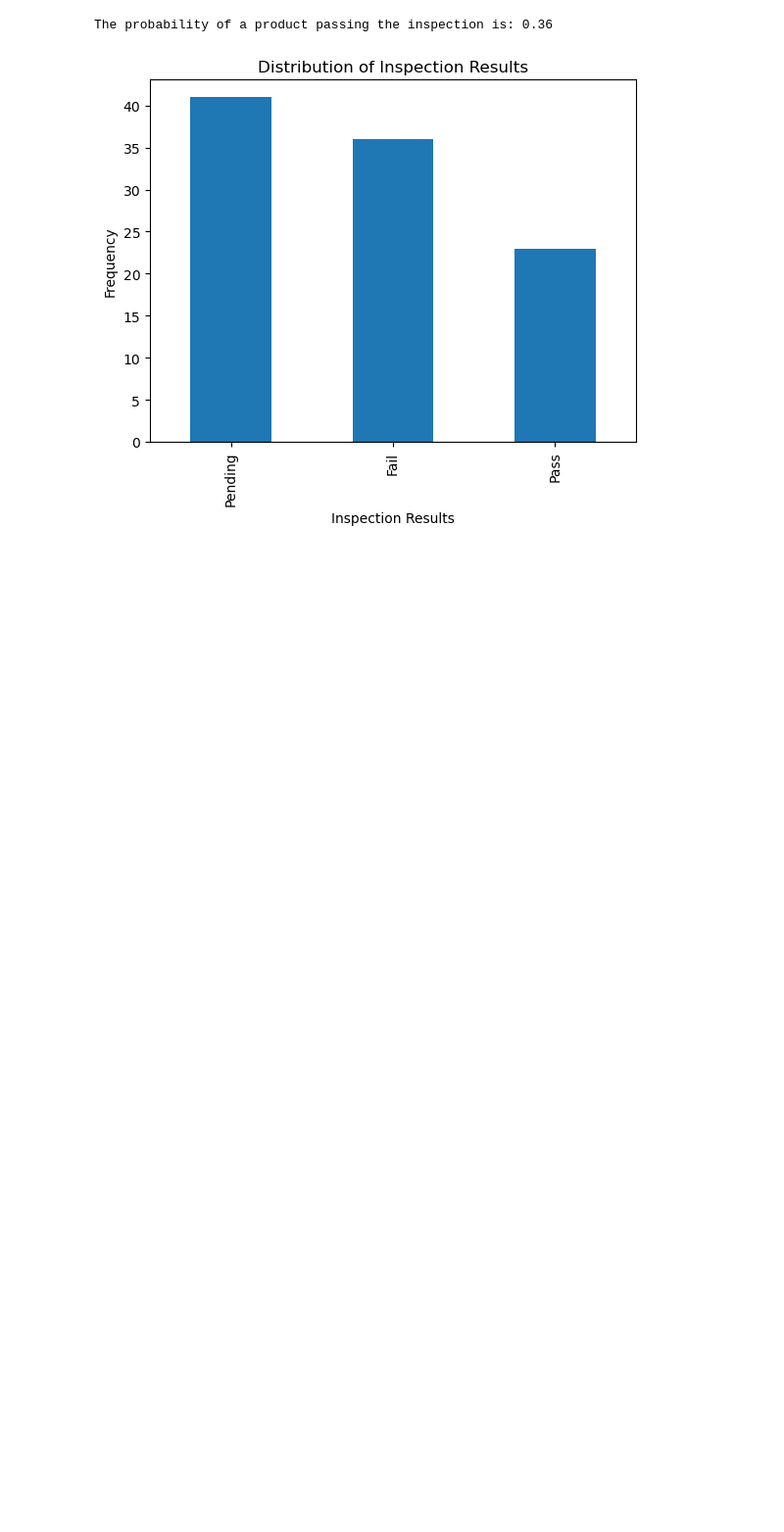
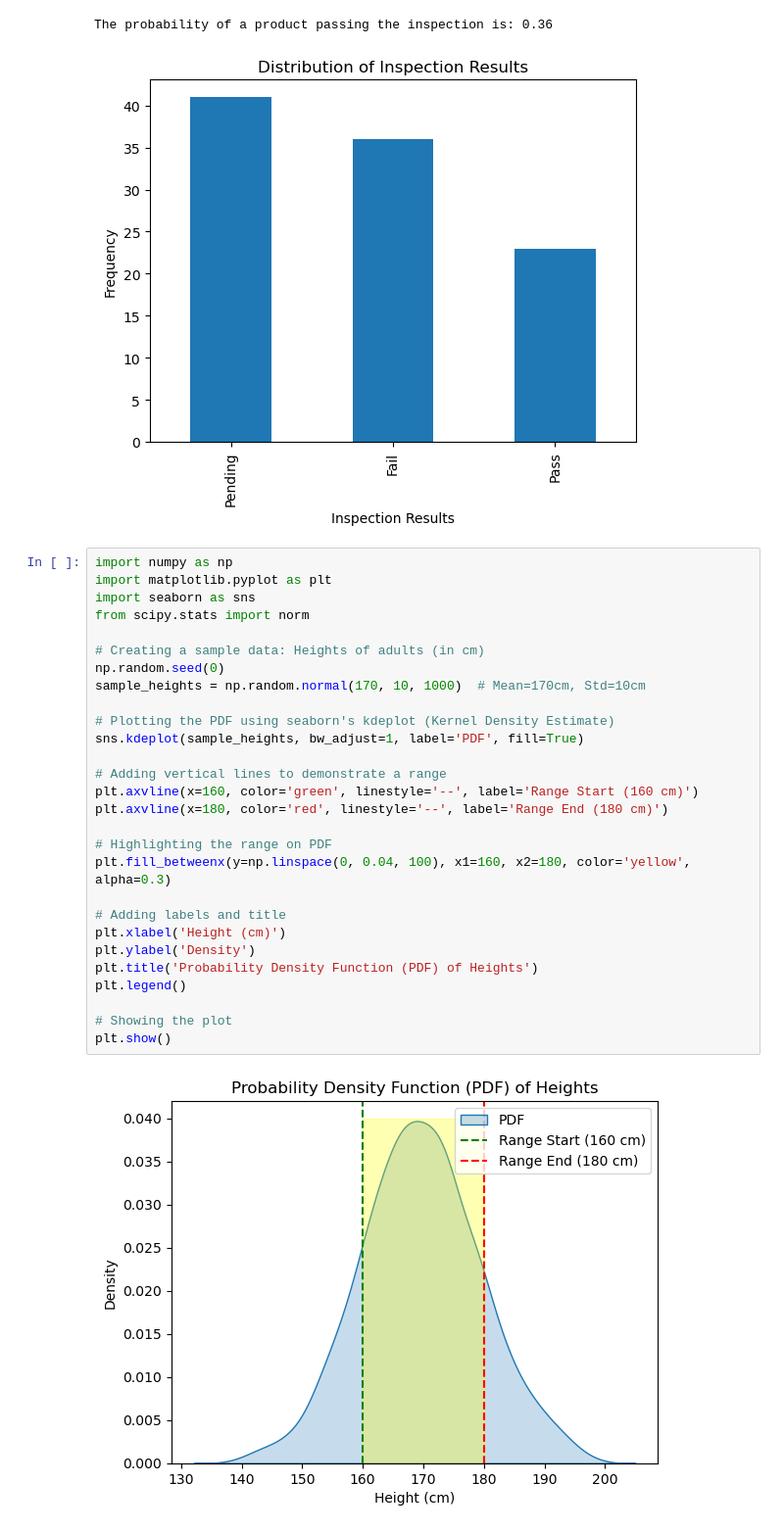
Before and after one commit to Ajitmishra35/DataScienceConcepts, a Jupyter notebook: Pandas-basic.ipynb, the cells around one changed output. Shown at 98% size. Drawn from its saved outputs; the diff is of its cells as text; blank space fills up the shorter version.

```diff
--- a/Pandas-basic.ipynb
+++ b/Pandas-basic.ipynb
@@ -232,3 +232,33 @@ plt.show()
 # %% [output]
 The probability of a product passing the inspection is: 0.36
 [figure]
+# %%
+import numpy as np
+import matplotlib.pyplot as plt
+import seaborn as sns
+from scipy.stats import norm
+
+# Creating a sample data: Heights of adults (in cm)
+np.random.seed(0)
+sample_heights = np.random.normal(170, 10, 1000)  # Mean=170cm, Std=10cm
+
+# Plotting the PDF using seaborn's kdeplot (Kernel Density Estimate)
+sns.kdeplot(sample_heights, bw_adjust=1, label='PDF', fill=True)
+
+# Adding vertical lines to demonstrate a range
+plt.axvline(x=160, color='green', linestyle='--', label='Range Start (160 cm)')
+plt.axvline(x=180, color='red', linestyle='--', label='Range End (180 cm)')
+
+# Highlighting the range on PDF
+plt.fill_betweenx(y=np.linspace(0, 0.04, 100), x1=160, x2=180, color='yellow', alpha=0.3)
+
+# Adding labels and title
+plt.xlabel('Height (cm)')
+plt.ylabel('Density')
+plt.title('Probability Density Function (PDF) of Heights')
+plt.legend()
+
+# Showing the plot
+plt.show()
+# %% [output]
+[figure, added]
```
Also changed, not shown: 2 other files.
